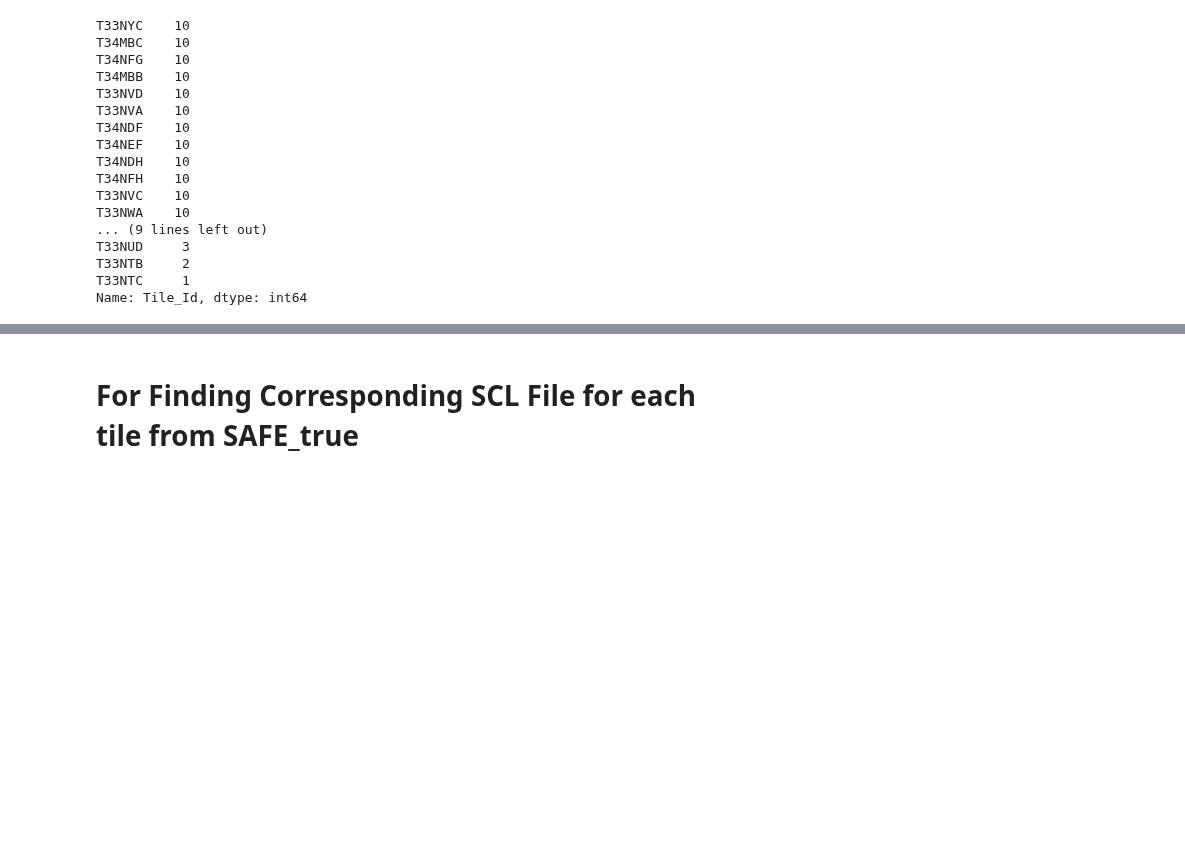
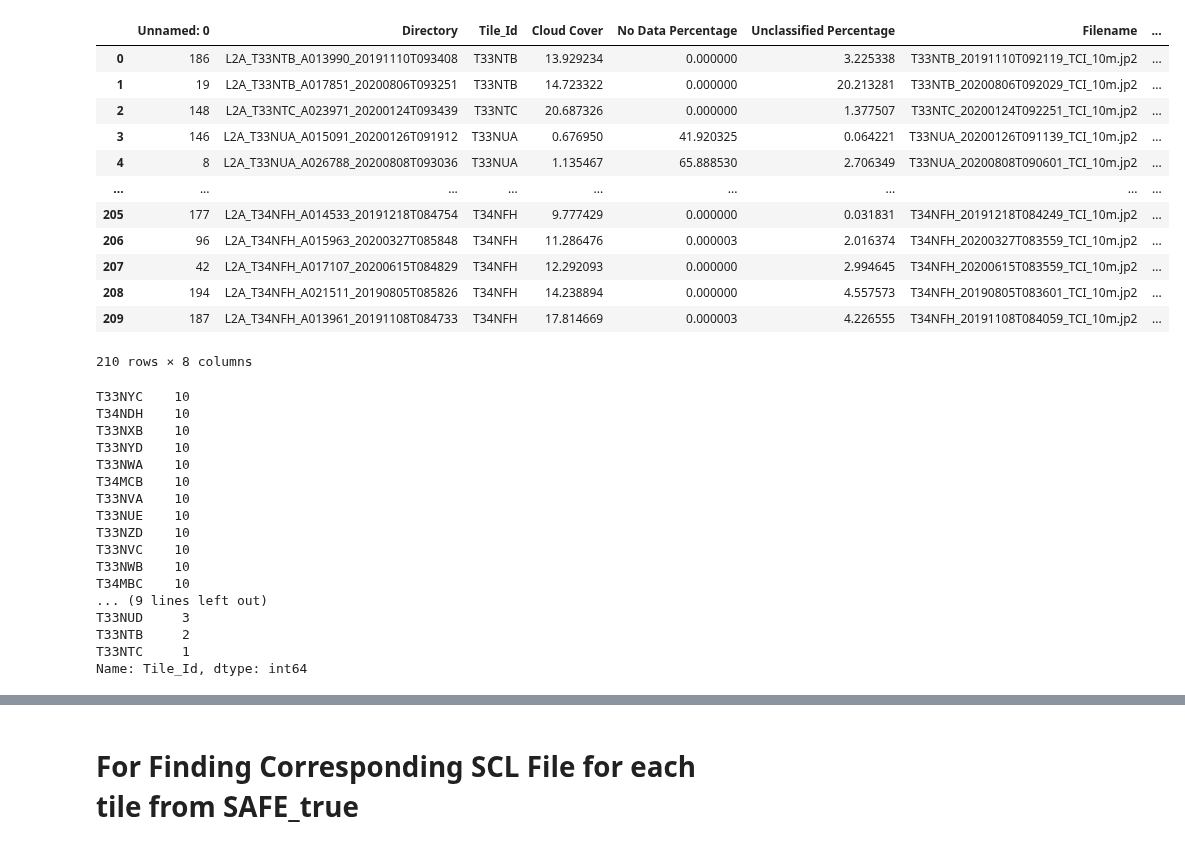
Before and after one commit to panopticonopolis/canopy-gis, a Jupyter notebook: data_collection/Sort_Order_AWS_TCI.ipynb, the cells around one changed output, grey strips where cells are left out. Cells and saved outputs as stored; diff of their text form; code cells hidden in the pictures; blank space fills up the shorter version.

```diff
--- a/data_collection/Sort_Order_AWS_TCI.ipynb
+++ b/data_collection/Sort_Order_AWS_TCI.ipynb
@@ -27,22 +27,38 @@ df = pd.DataFrame(meta_data,columns=["Directory","Tile_Id","Cloud Cover","No Dat
 # %%
 #read in dataframe
 
-df2 = pd.read_csv("./data/Dataframe/tile_list.csv").sort_values(by=["Tile_Id","Unclassified Percentage"],ignore_index=True)
+df2 = pd.read_csv("./data/Dataframe/tile_list.csv").sort_values(by=["Tile_Id","Cloud Cover","Unclassified Percentage"],ignore_index=True)
+# %%
+df2
+# %% [output]
+|  | Unnamed: 0 | Directory | Tile_Id | Cloud Cover | No Data Percentage | Unclassified Percentage | Filename | ... |
+| 0 | 186 | L2A_T33NTB_A013990_20191110T093408 | T33NTB | 13.929234 | 0.000000 | 3.225338 | T33NTB_20191110T092119_TCI_10m.jp2 | ... |
+| 1 | 19 | L2A_T33NTB_A017851_20200806T093251 | T33NTB | 14.723322 | 0.000000 | 20.213281 | T33NTB_20200806T092029_TCI_10m.jp2 | ... |
+| 2 | 148 | L2A_T33NTC_A023971_20200124T093439 | T33NTC | 20.687326 | 0.000000 | 1.377507 | T33NTC_20200124T092251_TCI_10m.jp2 | ... |
+| 3 | 146 | L2A_T33NUA_A015091_20200126T091912 | T33NUA | 0.676950 | 41.920325 | 0.064221 | T33NUA_20200126T091139_TCI_10m.jp2 | ... |
+| 4 | 8 | L2A_T33NUA_A026788_20200808T093036 | T33NUA | 1.135467 | 65.888530 | 2.706349 | T33NUA_20200808T090601_TCI_10m.jp2 | ... |
+| ... | ... | ... | ... | ... | ... | ... | ... | ... |
+| 205 | 177 | L2A_T34NFH_A014533_20191218T084754 | T34NFH | 9.777429 | 0.000000 | 0.031831 | T34NFH_20191218T084249_TCI_10m.jp2 | ... |
+| 206 | 96 | L2A_T34NFH_A015963_20200327T085848 | T34NFH | 11.286476 | 0.000003 | 2.016374 | T34NFH_20200327T083559_TCI_10m.jp2 | ... |
+| 207 | 42 | L2A_T34NFH_A017107_20200615T084829 | T34NFH | 12.292093 | 0.000000 | 2.994645 | T34NFH_20200615T083559_TCI_10m.jp2 | ... |
+| 208 | 194 | L2A_T34NFH_A021511_20190805T085826 | T34NFH | 14.238894 | 0.000000 | 4.557573 | T34NFH_20190805T083601_TCI_10m.jp2 | ... |
+| 209 | 187 | L2A_T34NFH_A013961_20191108T084733 | T34NFH | 17.814669 | 0.000003 | 4.226555 | T34NFH_20191108T084059_TCI_10m.jp2 | ... |
+210 rows × 8 columns
 # %%
 df2["Tile_Id"].value_counts()
 # %% [output]
 T33NYC    10
+T34NDH    10
+T33NXB    10
+T33NYD    10
+T33NWA    10
+T34MCB    10
+T33NVA    10
+T33NUE    10
+T33NZD    10
+T33NVC    10
+T33NWB    10
 T34MBC    10
-T34NFG    10
-T34MBB    10
-T33NVD    10
-T33NVA    10
-T34NDF    10
-T34NEF    10
-T34NDH    10
-T34NFH    10
-T33NVC    10
-T33NWA    10
 ... (9 lines left out)
 T33NUD     3
 T33NTB     2
```
Also changed, not shown: parts of 1 cell of this notebook, 19 other files.
